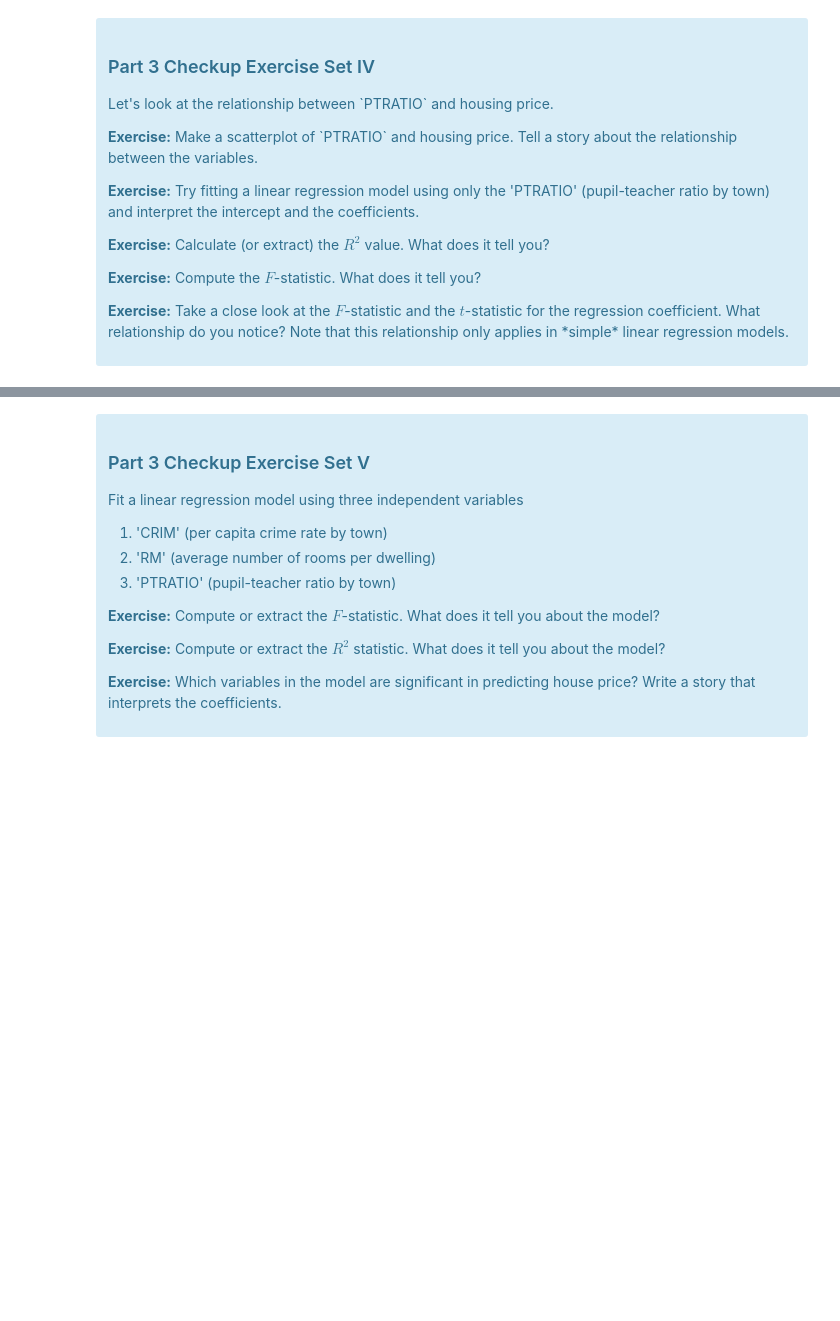
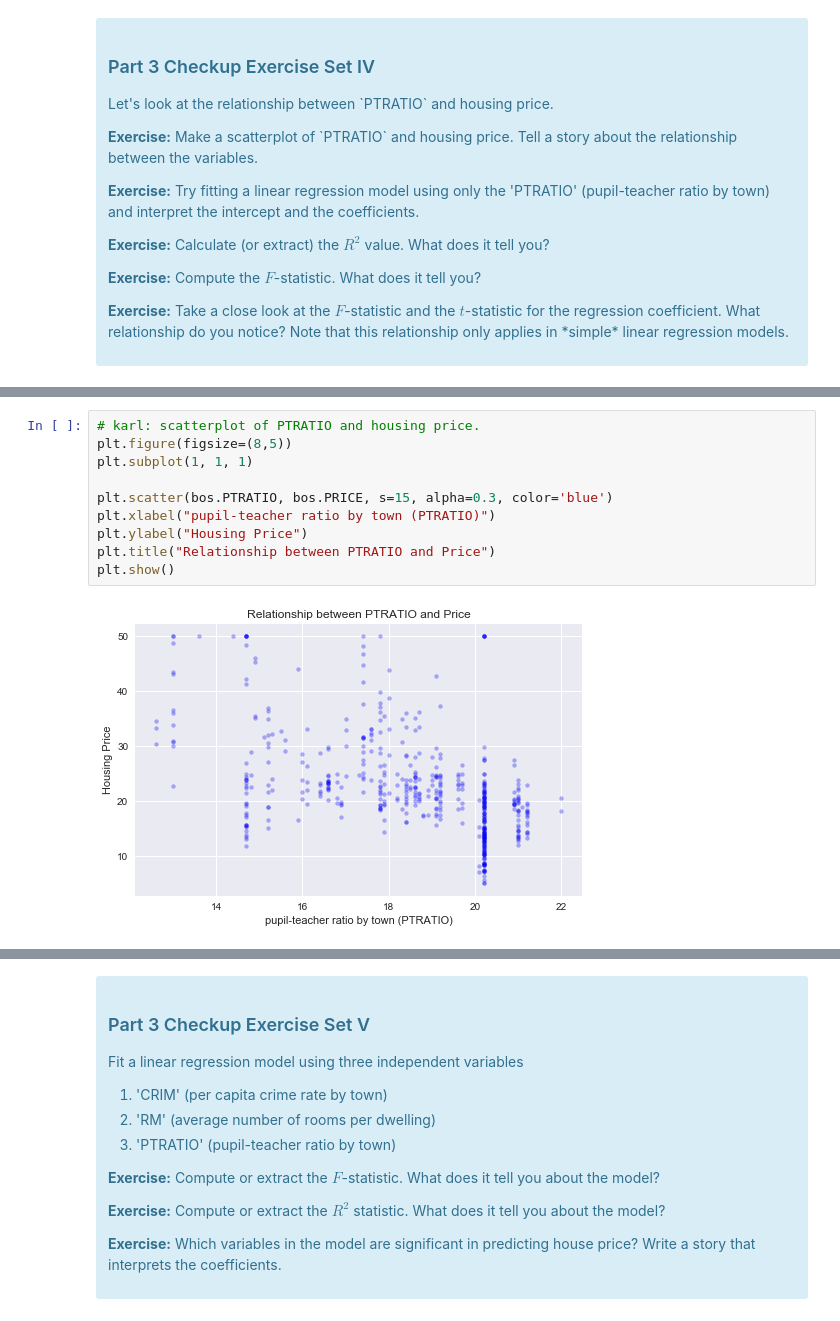
Before and after one commit to karlphillip/DataScience, a Jupyter notebook: Smaller Projects/linear_regression_boston_housing_ml/Mini_Project_Linear_Regression.ipynb, the cells around one changed output, grey strips where cells are left out. Cells and saved outputs as stored; diff of their text form; blank space fills up the shorter version.

Commit message:
Updated linear_regression_boston_housing_ml answers.

```diff
--- a/Smaller Projects/linear_regression_boston_housing_ml/Mini_Project_Linear_Regression.ipynb
+++ b/Smaller Projects/linear_regression_boston_housing_ml/Mini_Project_Linear_Regression.ipynb
@@ -807,0 +816,12 @@ Once we compute the $F$-statistic, we can use the $F$-distribution with $N-K$ an
+# %%
+# karl: scatterplot of PTRATIO and housing price.
+plt.figure(figsize=(8,5))
+plt.subplot(1, 1, 1)
+
+plt.scatter(bos.PTRATIO, bos.PRICE, s=15, alpha=0.3, color='blue')
+plt.xlabel("pupil-teacher ratio by town (PTRATIO)")
+plt.ylabel("Housing Price")
+plt.title("Relationship between PTRATIO and Price")
+plt.show()
+# %% [output]
+[figure, added]
```
Also changed, not shown: parts of 16 cells of this notebook.
